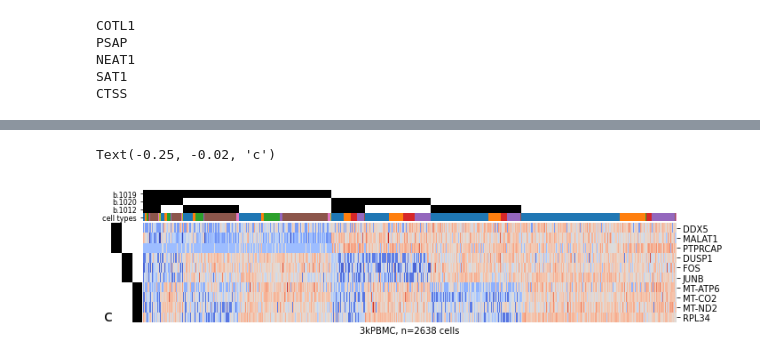
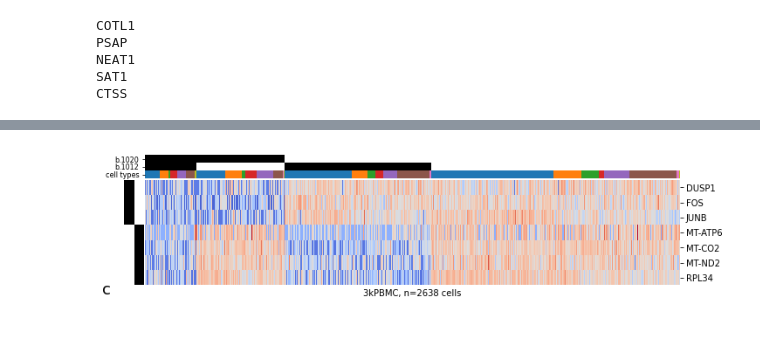
Before and after one commit to ozolotareva/unpast_paper, a Jupyter notebook: notebooks/scanpy_single_cell_UnPaSt_noregr.ipynb, the cells around one changed output, grey strips where cells are left out. Saved outputs shown, nothing was run; the diff lists cells and outputs as text; code cells hidden in the pictures; blank space fills up the shorter version.

```diff
--- a/notebooks/scanpy_single_cell_UnPaSt_noregr.ipynb
+++ b/notebooks/scanpy_single_cell_UnPaSt_noregr.ipynb
@@ -443,5 +422,5 @@ b.loc[b["n_samples"]>100,:].head(30)
 # %%
-for bic_id in [877, 898, 998, 999,1028,1027,862,1018,1015,1012, 1020, 1019]:
+for bic_id in []:#[877, 898, 998, 999,1028,1027,862,1018,1015,1012, 1020, 1019]:
     i = [bic_id]
     fig_h = 6
     if b.loc[bic_id,"n_genes"]<20:
@@ -581,34 +541,36 @@ Text(0.5, 31.99999999999997, '3kPBMC, n=2638 cells')
 # %%
-i = [1019,1020,1012] #  1012,1019 1020,
+i = [1020,1012] #  1012,1019 1020,
 
 g = draw_heatmap2(exprs_z,
                     consensus_biclusters.loc[i,:],
                     annot=annot.loc[:,["cell types"]],
                     color_dict=color_dict,
                     #bicluster_colors=color_list,
                     figsize = (10,3),
                     dendrogram_ratio=(0.01,0.01),
                     colors_ratio=(0.06/10*3,0.06),
                     bic_prefix = "b.",
                     no_cbar=True,
                     col_labels = False,
                     row_labels = True,
                     no_row_colors = False,
                     cluster_rows=False
              )
 ax = g[0].ax_heatmap
 ax.set_xlabel("3kPBMC, n=%s cells"%exprs_z.shape[1])
 tmp = ax.set_xlabel(ax.get_xlabel(),fontdict={"size":10})
 ax = g[0].ax_row_colors
 ax.set_xticks(ticks=[], labels=[])
 ax = g[0].ax_col_colors
 tmp = ax.set_yticklabels(ax.get_yticklabels(),fontdict={"size":8})
 ax.yaxis.tick_left()
-g[0].ax_row_colors.text(-0.25,-0.02,"c",fontdict={"size":18},
+g[0].ax_heatmap.text(-0.08,-0.12,"c",fontdict={"size":18},
                         verticalalignment='bottom',
                        horizontalalignment='left',
-                       transform=g[0].ax_row_colors.transAxes)
+                       transform=g[0].ax_heatmap.transAxes)
+#plt.savefig("../../img/Figs_suppl/single_cell_scanpy/scanpy_other_c.png", dpi = 300)
+#plt.savefig("../../img/Figs_suppl/single_cell_scanpy/scanpy_other_c.pdf", dpi = 600)
+#plt.savefig("../../img/Figs_suppl/single_cell_scanpy/scanpy_other_c.svg")
 # %% [output]
-Text(-0.25, -0.02, 'c')
-[figure, old version]
+[figure, new version]
 # %%
```
Also changed, not shown: parts of 15 cells of this notebook.
